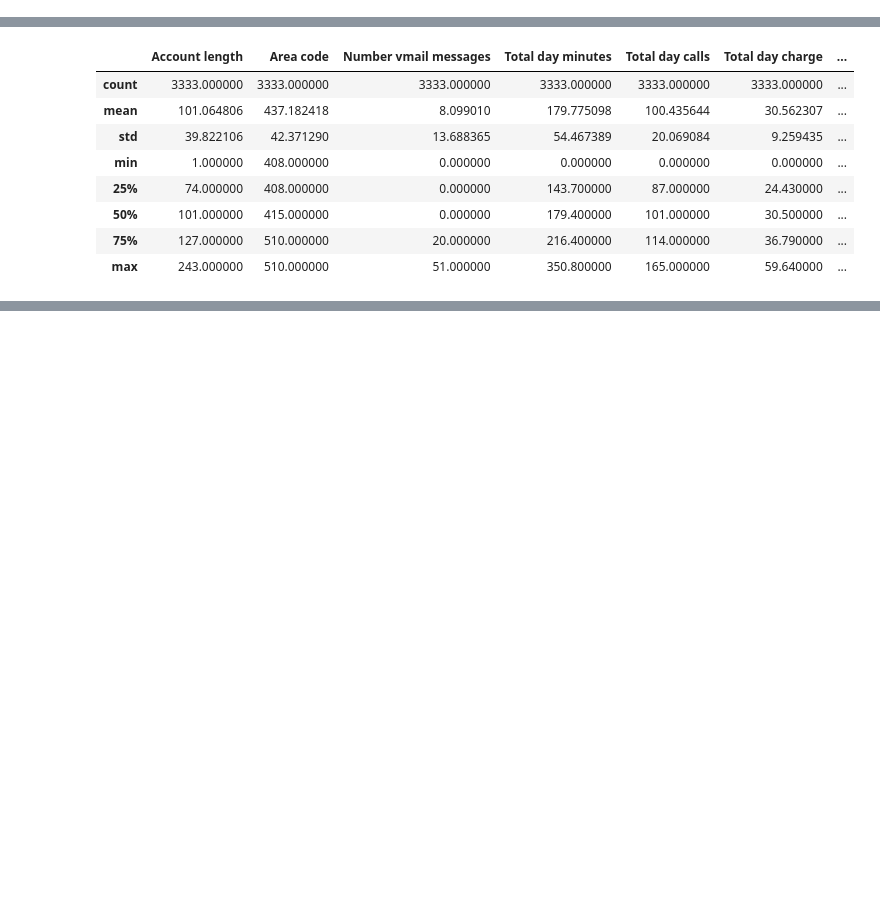
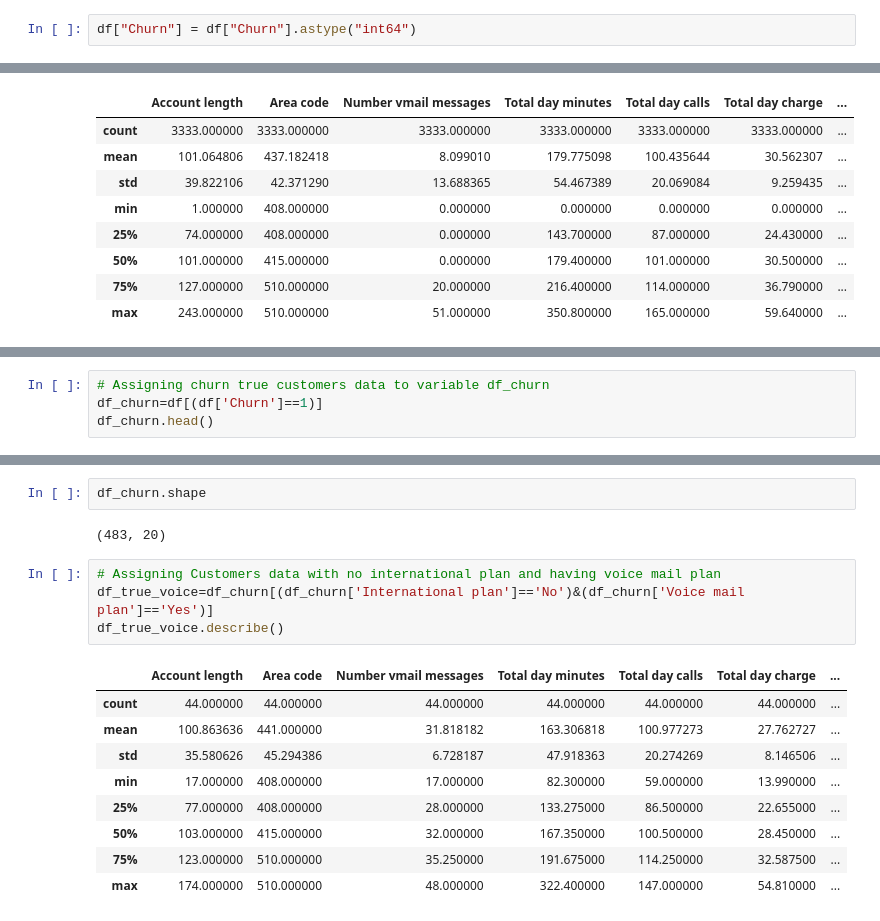
Before and after one commit to shailesh3335/Telecom-Churn-Analysis, a Jupyter notebook: EDA_Telecom_Churn_Analysis.ipynb, the cells around one changed output, grey strips where cells are left out. Drawn from its saved outputs; the diff is of its cells as text; blank space fills up the shorter version.

```diff
--- a/EDA_Telecom_Churn_Analysis.ipynb
+++ b/EDA_Telecom_Churn_Analysis.ipynb
@@ -73,3 +129,5 @@ Index(['State', 'Account length', 'Area code', 'International plan',
+# %%
+df["Churn"] = df["Churn"].astype("int64")
 # %%
 df.describe()
 # %% [output]
@@ -97,0 +328,4 @@ Name: Churn, dtype: int64
+# %%
+# Assigning churn true customers data to variable df_churn
+df_churn=df[(df['Churn']==1)]
+df_churn.head()
@@ -97,0 +339,18 @@ Name: Churn, dtype: int64
+# %%
+df_churn.shape
+# %% [output]
+(483, 20)
+# %%
+# Assigning Customers data with no international plan and having voice mail plan
+df_true_voice=df_churn[(df_churn['International plan']=='No')&(df_churn['Voice mail plan']=='Yes')]
+df_true_voice.describe()
+# %% [output]
+|  | Account length | Area code | Number vmail messages | Total day minutes | Total day calls | Total day charge | ... |
+| count | 44.000000 | 44.000000 | 44.000000 | 44.000000 | 44.000000 | 44.000000 | ... |
+| mean | 100.863636 | 441.000000 | 31.818182 | 163.306818 | 100.977273 | 27.762727 | ... |
+| std | 35.580626 | 45.294386 | 6.728187 | 47.918363 | 20.274269 | 8.146506 | ... |
+| min | 17.000000 | 408.000000 | 17.000000 | 82.300000 | 59.000000 | 13.990000 | ... |
+| 25% | 77.000000 | 408.000000 | 28.000000 | 133.275000 | 86.500000 | 22.655000 | ... |
+| 50% | 103.000000 | 415.000000 | 32.000000 | 167.350000 | 100.500000 | 28.450000 | ... |
+| 75% | 123.000000 | 510.000000 | 35.250000 | 191.675000 | 114.250000 | 32.587500 | ... |
+| max | 174.000000 | 510.000000 | 48.000000 | 322.400000 | 147.000000 | 54.810000 | ... |
```
Also changed, not shown: parts of 39 cells of this notebook.
